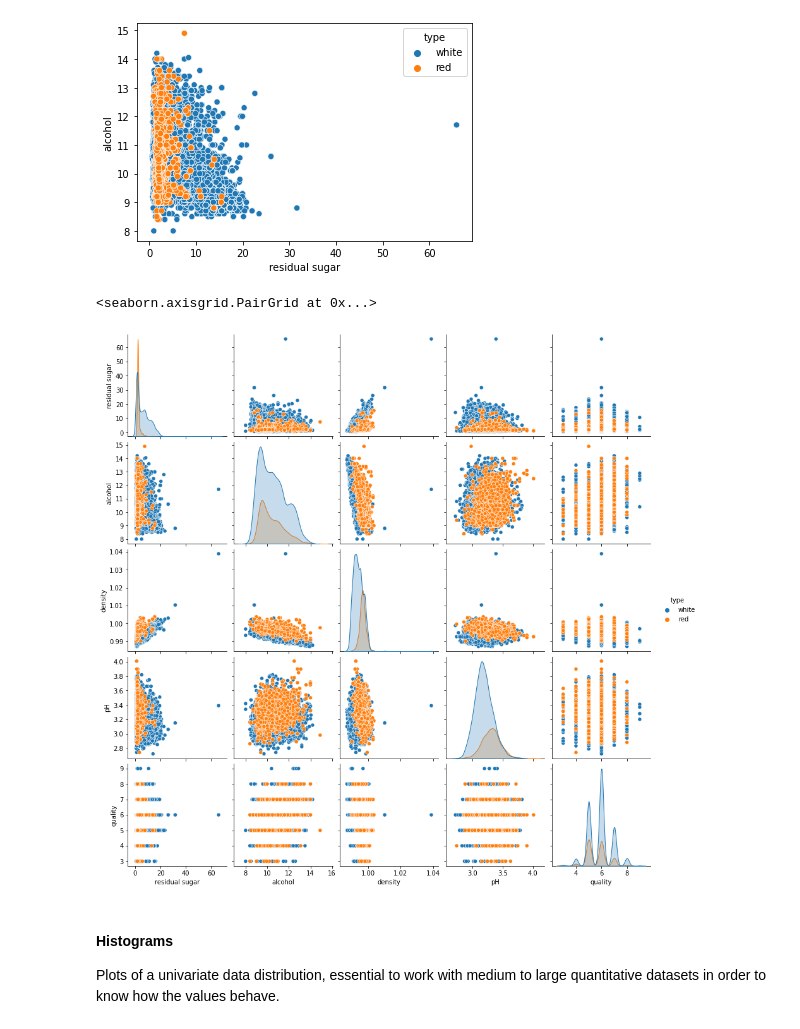
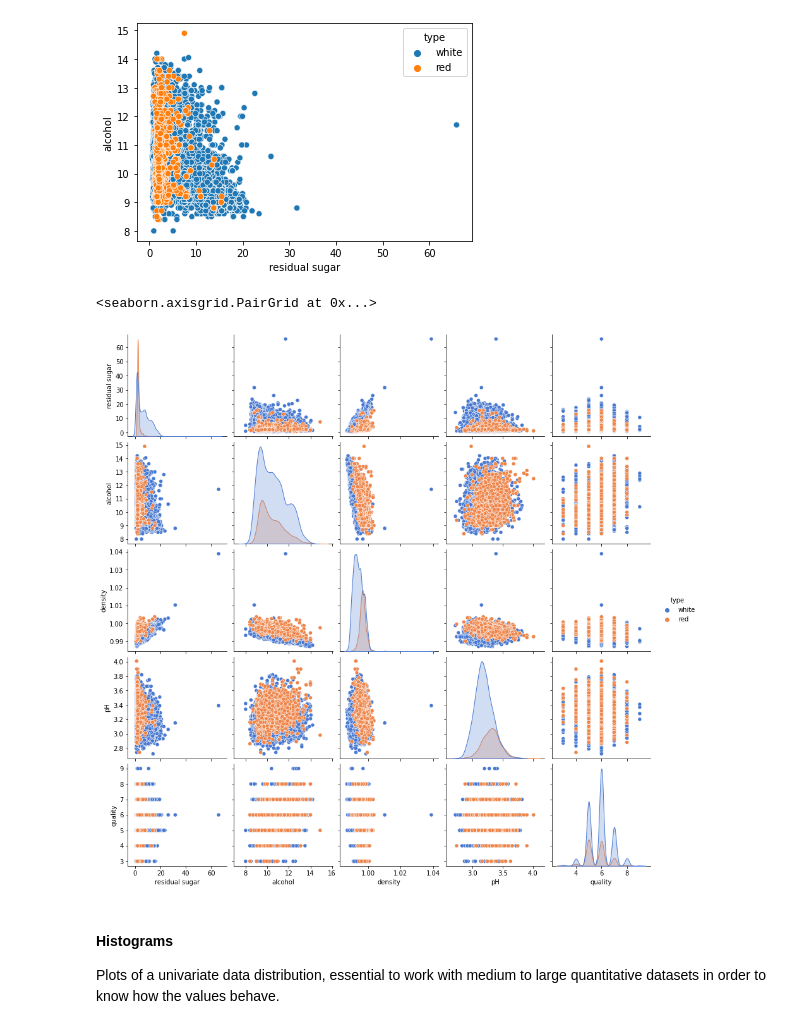
Before and after one commit to jherasdo/pythonic-chemistry, a Jupyter notebook: pythonic-chemistry/04-data-visualization/data-visualization.ipynb, the cells around one changed output. Drawn from its saved outputs; the diff is of its cells as text; code cells hidden in the pictures.

```diff
--- a/pythonic-chemistry/04-data-visualization/data-visualization.ipynb
+++ b/pythonic-chemistry/04-data-visualization/data-visualization.ipynb
@@ -232,12 +245,12 @@ sns.scatterplot(data=data,x="residual sugar",y="alcohol",ax=ax,hue="type")
 # %%
 # Seaborn includes multiple complex plots, such as the pairplot, that considers all columns in a
 # DataFrame to plot all possible X/Y combinations. Cells where a variable is plotted against itself
 # are shown as density plots, providing an immediate idea on the distribution of the variable
 sel4 = data.loc[:,["type","residual sugar","alcohol","density","pH","quality"]]
-sns.pairplot(sel4,hue="type")
+sns.pairplot(sel4,hue="type",palette="muted")
 # %% [output]
 <seaborn.axisgrid.PairGrid at 0x...>
-[figure, old version]
+[figure, new version]
 # %% [markdown]
 #### Histograms
 Plots of a univariate data distribution, essential to work with medium to large quantitative datasets in order to know how the values behave.
```
Also changed, not shown: parts of 14 cells of this notebook, 3 other files.
